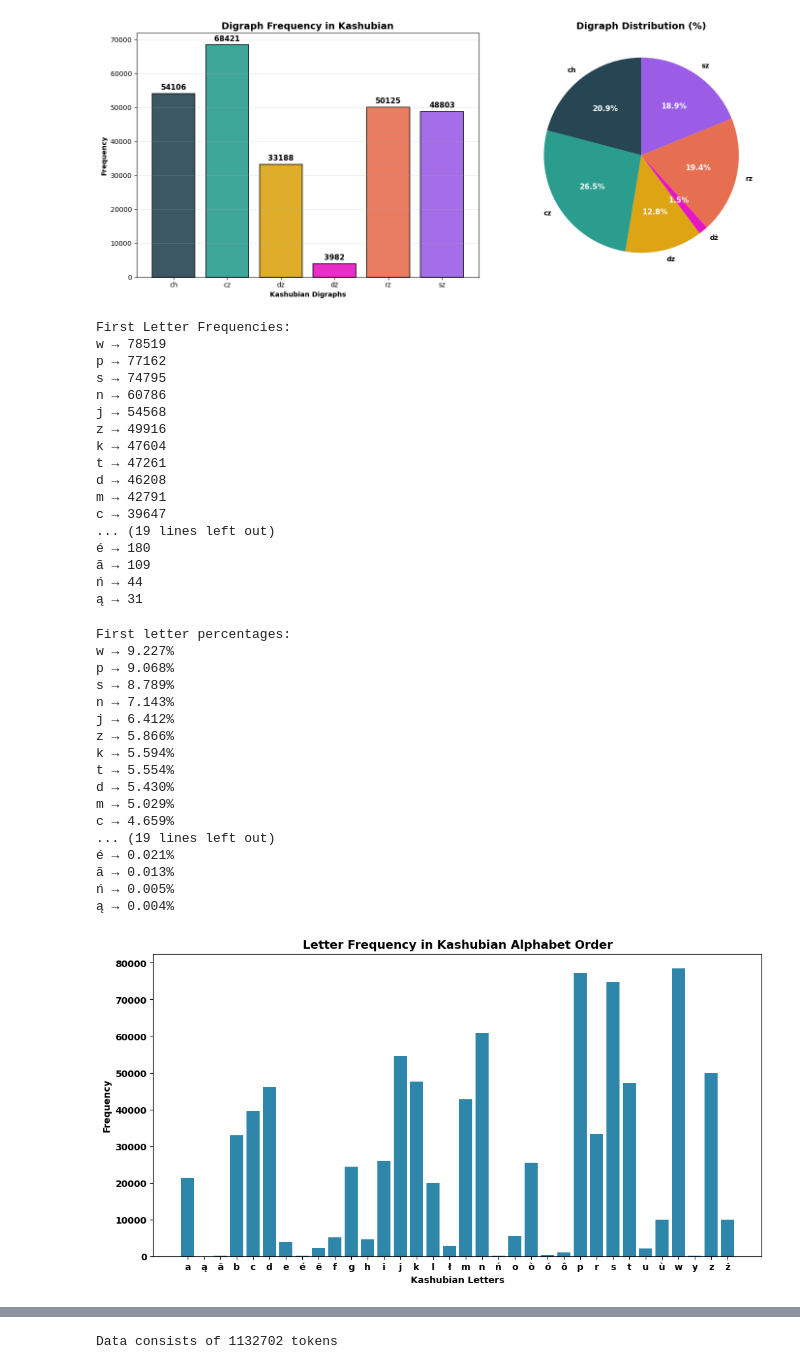
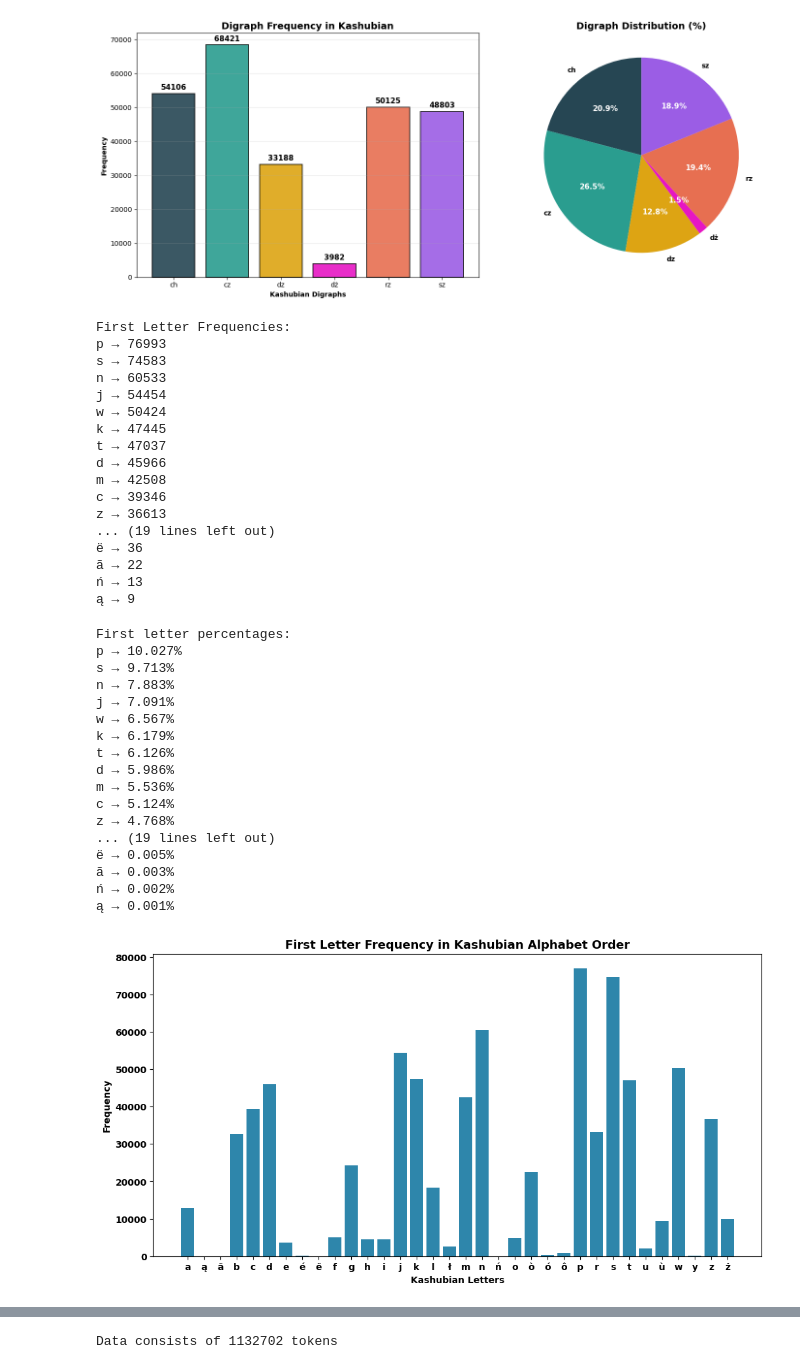
Before and after one commit to eryk-mar/CS6363_Project, a Jupyter notebook: Kashubian_Corpus_Analysis.ipynb, the cells around one changed output, grey strips where cells are left out. Cells and saved outputs as stored; diff of their text form; code cells hidden in the pictures.

Commit message:
first and last letter stats

```diff
--- a/Kashubian_Corpus_Analysis.ipynb
+++ b/Kashubian_Corpus_Analysis.ipynb
@@ -190,7 +190,8 @@ plt.show()
 # %% [output]
 [figure]
 # %%
-words = [token for token in kashub_tokens if token and token[0].lower() in kashub_alphabet]
+# token's first char whose length is greater than 1
+words = [token for token in kashub_tokens if token and token[0].lower() in kashub_alphabet and len(token) > 1]
 # extracting the first letter
 first_letters = [word[0].lower() for word in words]
 # first letter occurence counterr
@@ -200,22 +201,22 @@ for letter, count in f_letter_counter.most_common():
     print(f"{letter} → {count}")
 # %% [output]
 First Letter Frequencies:
-w → 78519
-p → 77162
-s → 74795
-n → 60786
-j → 54568
-z → 49916
-k → 47604
-t → 47261
-d → 46208
-m → 42791
-c → 39647
+p → 76993
+s → 74583
+n → 60533
+j → 54454
+w → 50424
+k → 47445
+t → 47037
+d → 45966
+m → 42508
+c → 39346
+z → 36613
 ... (19 lines left out)
-é → 180
-ã → 109
-ń → 44
-ą → 31
+ë → 36
+ã → 22
+ń → 13
+ą → 9
 # %%
 # same representation as previous but in terms of percentages
 total = sum(f_letter_counter.values())
@@ -226,38 +227,38 @@ for letter, percentage in f_letter_percentages:
     print(f"{letter} → {percentage:.3f}%") # more accuracy to accomdate lower percentages
 # %% [output]
 First letter percentages:
-w → 9.227%
-p → 9.068%
-s → 8.789%
-n → 7.143%
-j → 6.412%
-z → 5.866%
-k → 5.594%
-t → 5.554%
-d → 5.430%
-m → 5.029%
-c → 4.659%
+p → 10.027%
+s → 9.713%
+n → 7.883%
+j → 7.091%
+w → 6.567%
+k → 6.179%
+t → 6.126%
+d → 5.986%
+m → 5.536%
+c → 5.124%
+z → 4.768%
 ... (19 lines left out)
-é → 0.021%
-ã → 0.013%
-ń → 0.005%
-ą → 0.004%
+ë → 0.005%
+ã → 0.003%
+ń → 0.002%
+ą → 0.001%
 # %%
 # ordering our letter-count pairs in order
 f_letters = [char for char in kashub_alphabet if char in f_letter_counter]
 f_counts = [f_letter_counter[char] for char in kashub_alphabet if char in f_letter_counter]
 
 # simple plot with better contrast
 plt.figure(figsize=(12, 6))
 plt.bar(f_letters, f_counts, color='#2E86AB')
 
 plt.xlabel('Kashubian Letters', fontweight='bold')
 plt.ylabel('Frequency', fontweight='bold')
-plt.title('Letter Frequency in Kashubian Alphabet Order', fontweight='bold', fontsize=13)
+plt.title('First Letter Frequency in Kashubian Alphabet Order', fontweight='bold', fontsize=13)
 
 plt.xticks(fontweight='bold')
 plt.yticks(fontweight='bold')
 
 plt.show()
 # %% [output]
-[figure, old version]
+[figure, new version]
```
Also changed, not shown: parts of 3 cells of this notebook.
